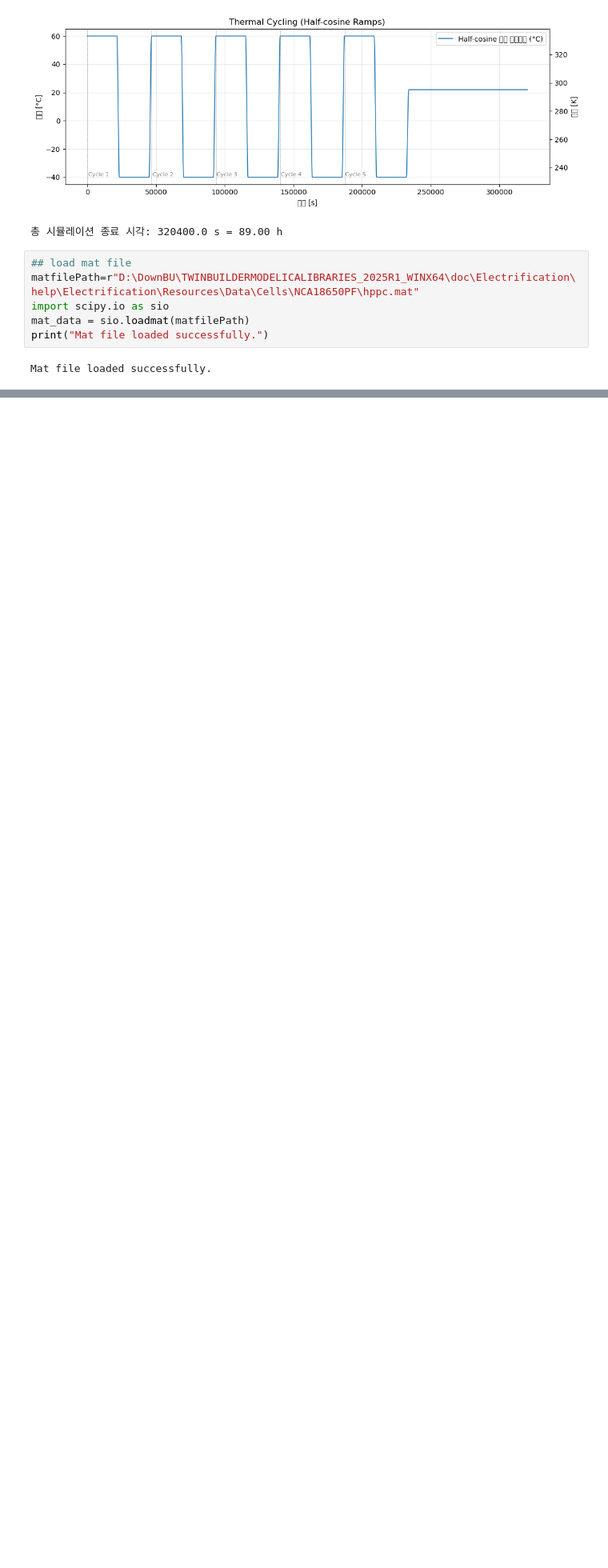
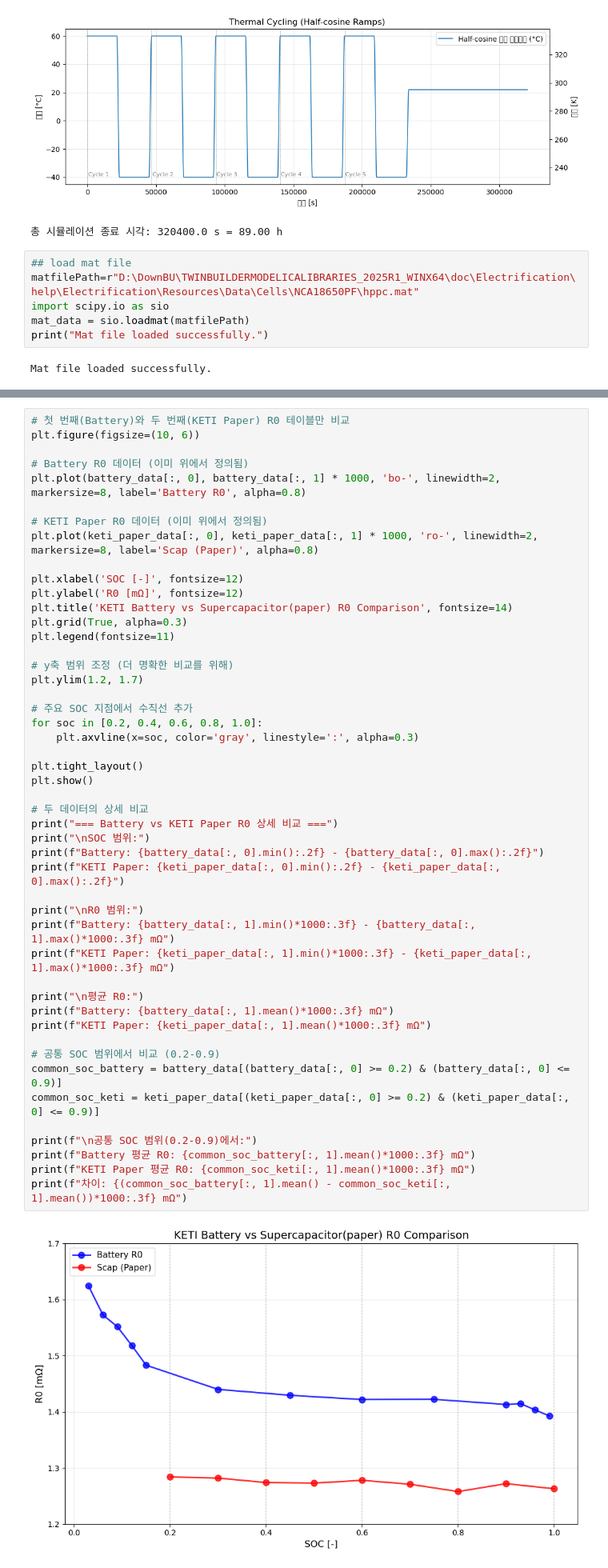
Before and after one commit to enjoyneer87/TwinBuilder_Modelon, a Jupyter notebook: Untitled-1.ipynb, the cells around one changed output, grey strips where cells are left out. Shown at 80% size. Drawn from its saved outputs; the diff is of its cells as text; blank space fills up the shorter version.

```diff
--- a/Untitled-1.ipynb
+++ b/Untitled-1.ipynb
@@ -127,0 +1162,50 @@ Mat file loaded successfully.
+# %%
+# 첫 번째(Battery)와 두 번째(KETI Paper) R0 테이블만 비교
+plt.figure(figsize=(10, 6))
+
+# Battery R0 데이터 (이미 위에서 정의됨)
+plt.plot(battery_data[:, 0], battery_data[:, 1] * 1000, 'bo-', linewidth=2, markersize=8, label='Battery R0', alpha=0.8)
+
+# KETI Paper R0 데이터 (이미 위에서 정의됨)
+plt.plot(keti_paper_data[:, 0], keti_paper_data[:, 1] * 1000, 'ro-', linewidth=2, markersize=8, label='Scap (Paper)', alpha=0.8)
+
+plt.xlabel('SOC [-]', fontsize=12)
+plt.ylabel('R0 [mΩ]', fontsize=12)
+plt.title('KETI Battery vs Supercapacitor(paper) R0 Comparison', fontsize=14)
+plt.grid(True, alpha=0.3)
+plt.legend(fontsize=11)
+
+# y축 범위 조정 (더 명확한 비교를 위해)
+plt.ylim(1.2, 1.7)
+
+# 주요 SOC 지점에서 수직선 추가
+for soc in [0.2, 0.4, 0.6, 0.8, 1.0]:
+    plt.axvline(x=soc, color='gray', linestyle=':', alpha=0.3)
+
+plt.tight_layout()
+plt.show()
+
+# 두 데이터의 상세 비교
+print("=== Battery vs KETI Paper R0 상세 비교 ===")
+print("\nSOC 범위:")
+print(f"Battery: {battery_data[:, 0].min():.2f} - {battery_data[:, 0].max():.2f}")
+print(f"KETI Paper: {keti_paper_data[:, 0].min():.2f} - {keti_paper_data[:, 0].max():.2f}")
+
+print("\nR0 범위:")
+print(f"Battery: {battery_data[:, 1].min()*1000:.3f} - {battery_data[:, 1].max()*1000:.3f} mΩ")
+print(f"KETI Paper: {keti_paper_data[:, 1].min()*1000:.3f} - {keti_paper_data[:, 1].max()*1000:.3f} mΩ")
+
+print("\n평균 R0:")
+print(f"Battery: {battery_data[:, 1].mean()*1000:.3f} mΩ")
+print(f"KETI Paper: {keti_paper_data[:, 1].mean()*1000:.3f} mΩ")
+
+# 공통 SOC 범위에서 비교 (0.2-0.9)
+common_soc_battery = battery_data[(battery_data[:, 0] >= 0.2) & (battery_data[:, 0] <= 0.9)]
+common_soc_keti = keti_paper_data[(keti_paper_data[:, 0] >= 0.2) & (keti_paper_data[:, 0] <= 0.9)]
+
+print(f"\n공통 SOC 범위(0.2-0.9)에서:")
+print(f"Battery 평균 R0: {common_soc_battery[:, 1].mean()*1000:.3f} mΩ")
+print(f"KETI Paper 평균 R0: {common_soc_keti[:, 1].mean()*1000:.3f} mΩ")
+print(f"차이: {(common_soc_battery[:, 1].mean() - common_soc_keti[:, 1].mean())*1000:.3f} mΩ")
+# %% [output]
+[figure, added]
```
Also changed, not shown: parts of 12 cells of this notebook, 27 other files.
